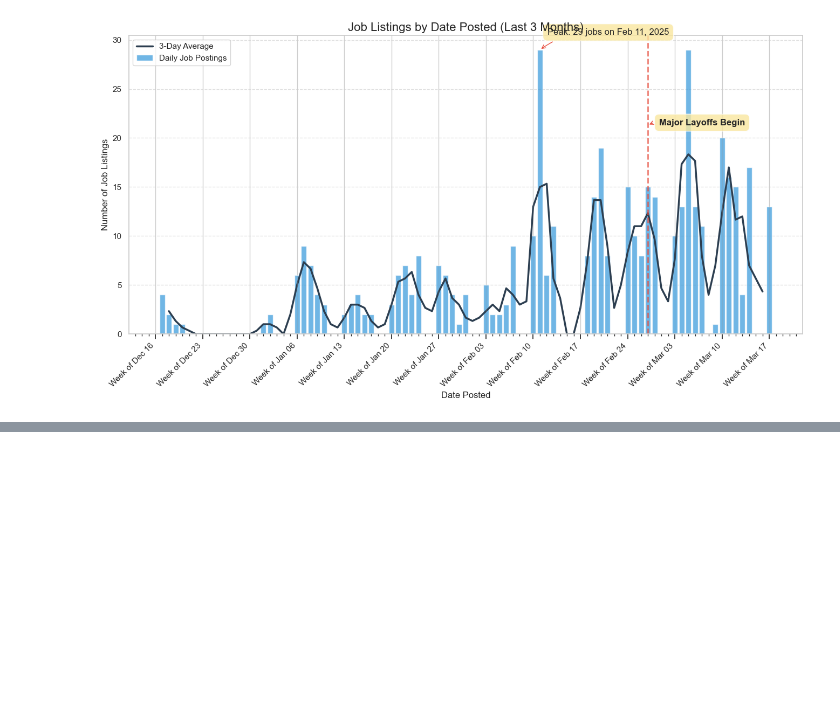
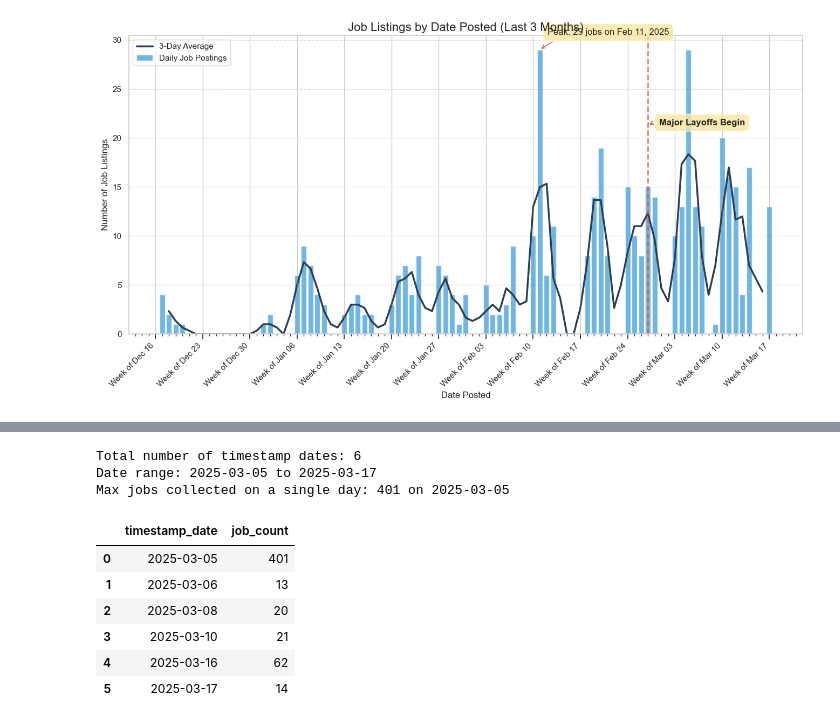
Before and after one commit to adfrisealach/workday-scraper, a Jupyter notebook: analysis/job_data_analysis.ipynb, the cells around one changed output, grey strips where cells are left out. Drawn from its saved outputs; the diff is of its cells as text; code cells hidden in the pictures; blank space fills up the shorter version.

```diff
--- a/analysis/job_data_analysis.ipynb
+++ b/analysis/job_data_analysis.ipynb
@@ -650,0 +600,32 @@ SyntaxError: invalid syntax (438455626.py, line 48)
+# %%
+# Count jobs grouped by timestamp
+# First, make sure timestamp is properly parsed as datetime
+df['timestamp'] = pd.to_datetime(df['timestamp'], errors='coerce')
+
+# Create a new column with just the date part for grouping
+df['timestamp_date'] = df['timestamp'].dt.date
+
+# Group by timestamp_date and count
+timestamp_counts = df.groupby('timestamp_date').size().reset_index(name='job_count')
+
+# Sort by date
+timestamp_counts = timestamp_counts.sort_values('timestamp_date')
+
+# Display the results
+print(f"Total number of timestamp dates: {len(timestamp_counts)}")
+print(f"Date range: {timestamp_counts['timestamp_date'].min()} to {timestamp_counts['timestamp_date'].max()}")
+print(f"Max jobs collected on a single day: {timestamp_counts['job_count'].max()} on {timestamp_counts.loc[timestamp_counts['job_count'].idxmax(), 'timestamp_date']}")
+
+# Show the counts
+timestamp_counts.head(10)
+# %% [output]
+Total number of timestamp dates: 6
+Date range: 2025-03-05 to 2025-03-17
+Max jobs collected on a single day: 401 on 2025-03-05
+|  | timestamp_date | job_count |
+| 0 | 2025-03-05 | 401 |
+| 1 | 2025-03-06 | 13 |
+| 2 | 2025-03-08 | 20 |
+| 3 | 2025-03-10 | 21 |
+| 4 | 2025-03-16 | 62 |
+| 5 | 2025-03-17 | 14 |
```
Also changed, not shown: parts of 2 cells of this notebook.
